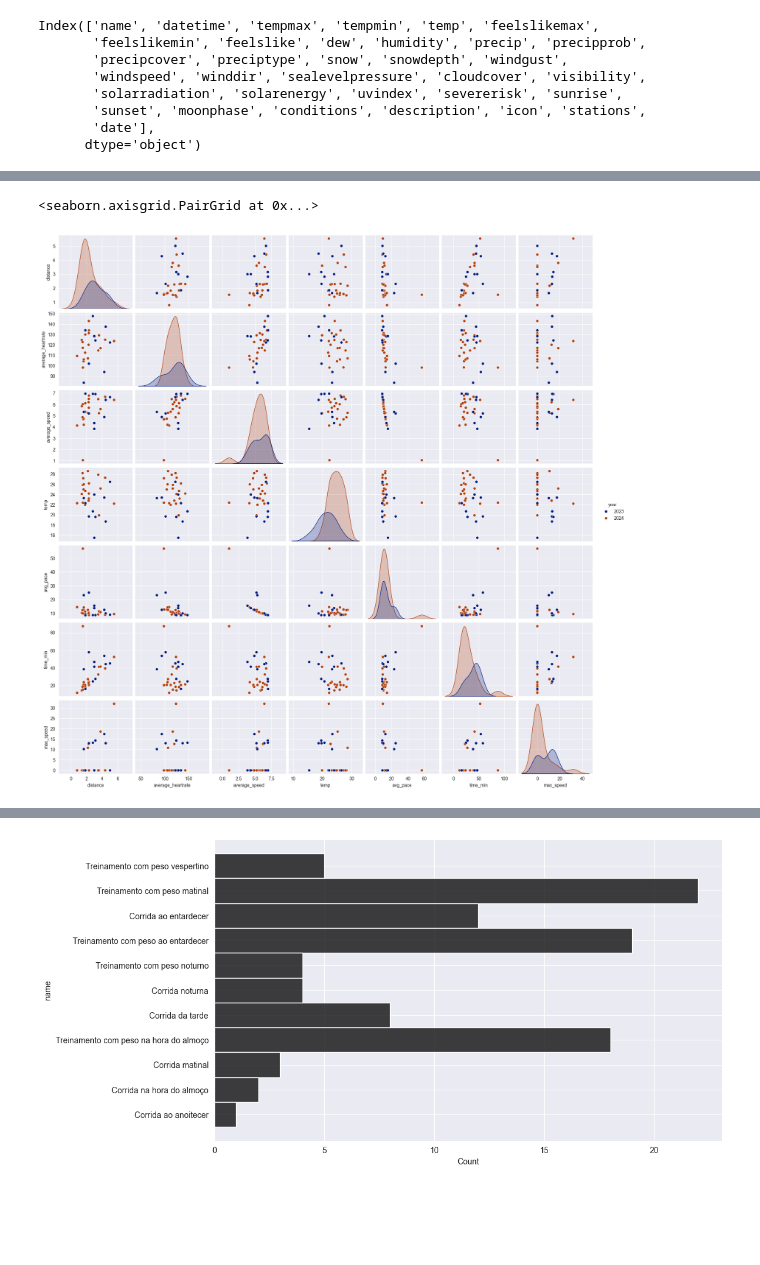
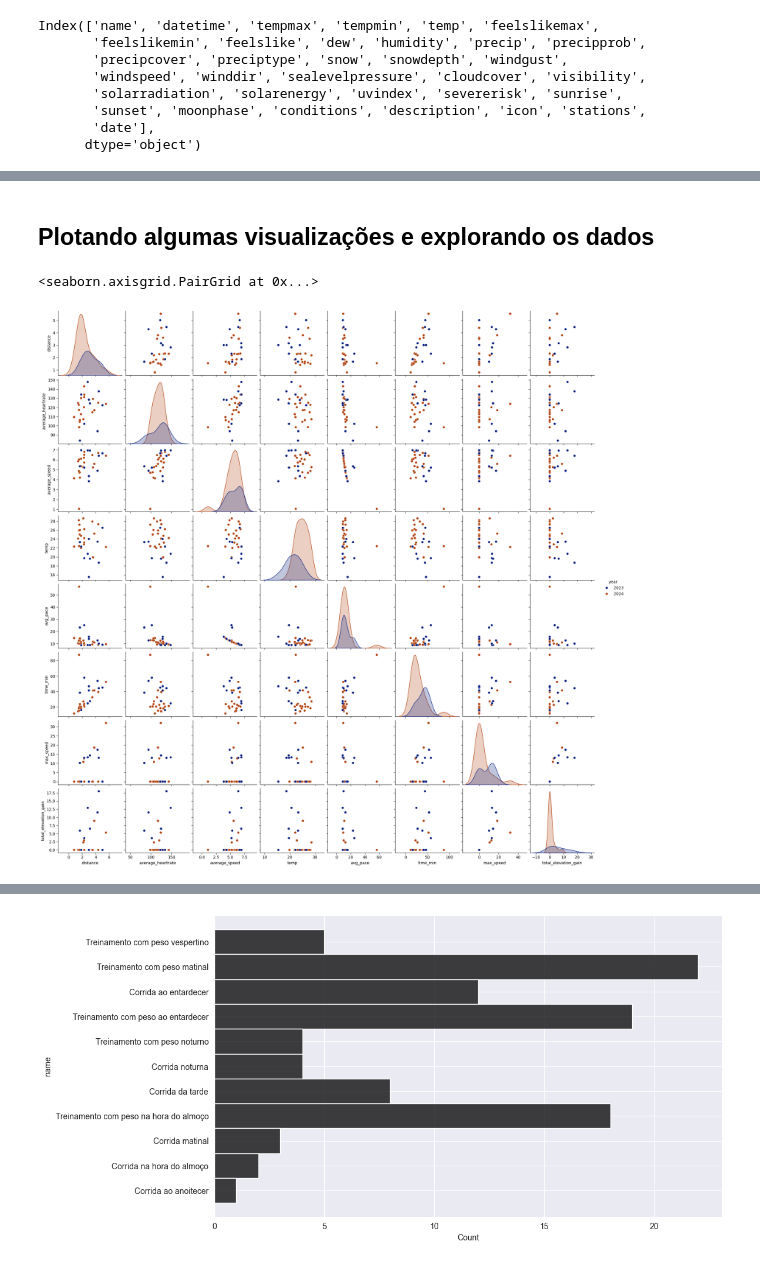
Before and after one commit to mvgentil/strava, a Jupyter notebook: notebooks/eda_api.ipynb, the cells around one changed output, grey strips where cells are left out. Saved outputs shown, nothing was run; the diff lists cells and outputs as text; code cells hidden in the pictures; blank space fills up the shorter version.

Commit message:
alterando dados das keys

```diff
--- a/notebooks/eda_api.ipynb
+++ b/notebooks/eda_api.ipynb
@@ -87,5 +67,5 @@ sample.to_dict()
 # %%
 # selecionando as colunas que eu quero
 cols = ['id', 'name', 'start_date_local', 'type', 'elapsed_time','distance',
-        'max_heartrate', 'average_heartrate','average_speed', 'calories', 'max_speed']
+        'max_heartrate', 'average_heartrate','average_speed', 'calories', 'max_speed', 'total_elevation_gain']
 # %%
@@ -188,4 +174,4 @@ df_strava = df_strava.drop(['start_date_local'], axis=1)
 # %%
 # reordenando as colunas
 df_strava = df_strava.reindex(['date', 'start_time', 'name', 'type','month', 'year', 'dayofyear','weekday','distance',
-                               'max_heartrate', 'average_heartrate', 'average_speed', 'max_speed', 'time_min'], axis=1)
+                               'max_heartrate', 'average_heartrate', 'average_speed', 'max_speed','total_elevation_gain' ,'time_min'], axis=1)
@@ -351,5 +329,5 @@ df_clima_selected = df_clima.drop(['name', 'feelslikemax', 'feelslikemin', 'feel
                                    'moonphase', 'stations', 'datetime'], axis=1)
 # %%
 # verificando o dataframe
-df_clima_selected.head()
+df_clima_selected.set_index('date')
 # %% [output]
@@ -406,0 +388,2 @@ df_run.head()
+# %% [markdown]
+## Plotando algumas visualizações e explorando os dados
@@ -407,7 +398,7 @@ df_run.head()
 # %%
-# criando uma visualização de pairplot, para verificar alguma correlação entre algumas variáveis
-pp_df_run = df_run[['distance', 'average_heartrate', 'average_speed', 'temp', 'avg_pace', 'time_min', 'max_speed', 'year', 'start_time']]
+# criando uma visualização de pairplot, para verificar correlações entre as variáveis e a diferença entre 2023 e 2024
+pp_df_run = df_run[['distance', 'average_heartrate', 'average_speed', 'temp', 'avg_pace', 'time_min', 'max_speed', 'year', 'total_elevation_gain']]
 sns.pairplot(pp_df_run, hue = 'year', palette='dark')
 # %% [output]
 <seaborn.axisgrid.PairGrid at 0x...>
-[figure, old version]
+[figure, new version]
```
Also changed, not shown: parts of 40 cells of this notebook.
